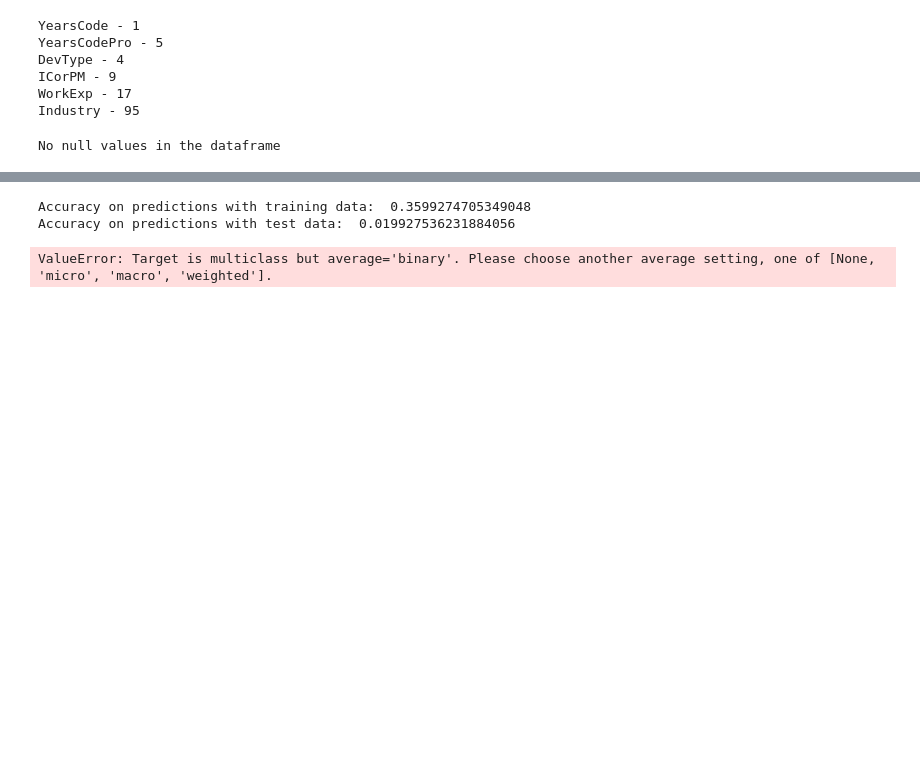
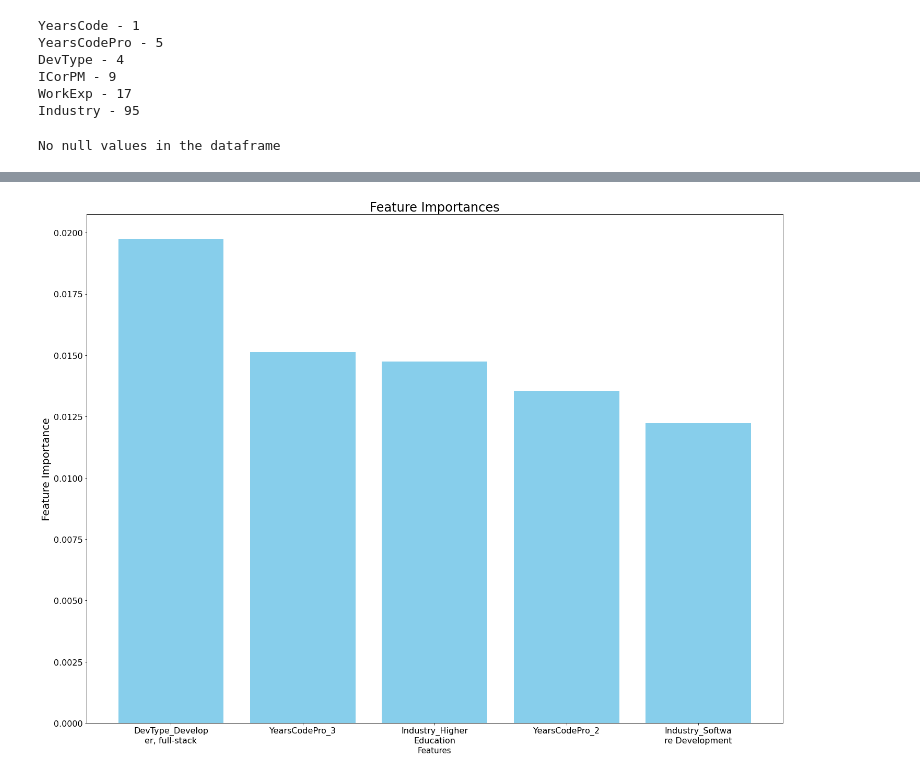
Before and after one commit to rfhoerlein/Data-Science-Blog-Post, a Jupyter notebook: Data Cleaning and Modeling.ipynb, the cells around one changed output, grey strips where cells are left out. Cells and saved outputs as stored; diff of their text form; code cells hidden in the pictures; blank space fills up the shorter version.

```diff
--- a/Data Cleaning and Modeling.ipynb
+++ b/Data Cleaning and Modeling.ipynb
@@ -389,27 +520,23 @@ y_pred_test = model.predict(X_test)
 # %%
-#Evaluation
+#3 How important is experience level?
+
+experience_columns = pd.Series(experience_columns)
+experience_columns.name = 'feature'
+
+experience_features = pd.merge(experience_columns, feature_importance, how = 'left')
+top_experience_features = experience_features.sort_values(by='importance', ascending=False).head(5)
+
+wrapped_labels = ["\n".join(textwrap.wrap(label, 15)) for label in top_experience_features['feature']]
+
+
+plt.figure(figsize=(20, 15))
+plt.bar(wrapped_labels, top_experience_features['importance'], color='skyblue')
+plt.xlabel('Features', fontsize=15)
+plt.ylabel('Feature Importance', fontsize=20)
+plt.title('Feature Importances', fontsize=24)
+plt.xticks(rotation=0, fontsize=16)
+plt.yticks(fontsize=16)
+plt.tight_layout()
+plt.show()
+# %% [output]
+[figure, added]
-# %%
-#Measuring model accuracy
-
-from sklearn.metrics import accuracy_score
-
-train_accuracy = accuracy_score(y_train, y_pred_train)
-test_accuracy = accuracy_score(y_test, y_pred_test)
-
-print("Accuracy on predictions with training data: ",train_accuracy)
-print("Accuracy on predictions with test data: ",test_accuracy)
-# %% [output]
-Accuracy on predictions with training data:  0.3599274705349048
-Accuracy on predictions with test data:  0.019927536231884056
-# %%
-#Measuring model precision
-
-from sklearn.metrics import precision_score
-
-train_precision = precision_score(y_pred_train, y_train)
-test_precision = precision_score(y_pred_test, y_test)
-
-print("Accuracy on predictions with training data: ",train_precision)
-print("Accuracy on predictions with test data: ",test_precision)
-# %% [output]
-ValueError: Target is multiclass but average='binary'. Please choose another average setting, one of [None, 'micro', 'macro', 'weighted'].
```
Also changed, not shown: parts of 11 cells of this notebook.
